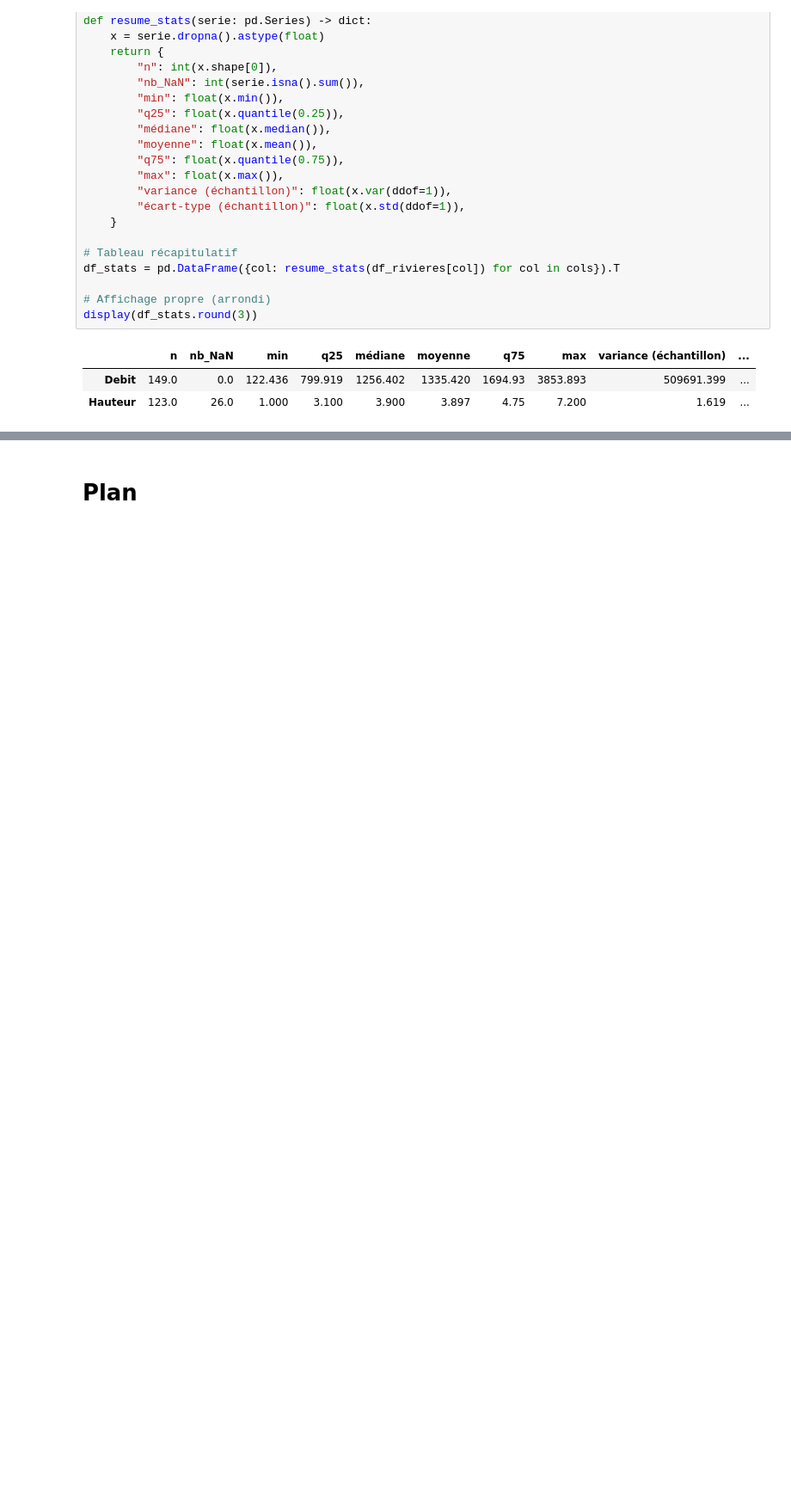
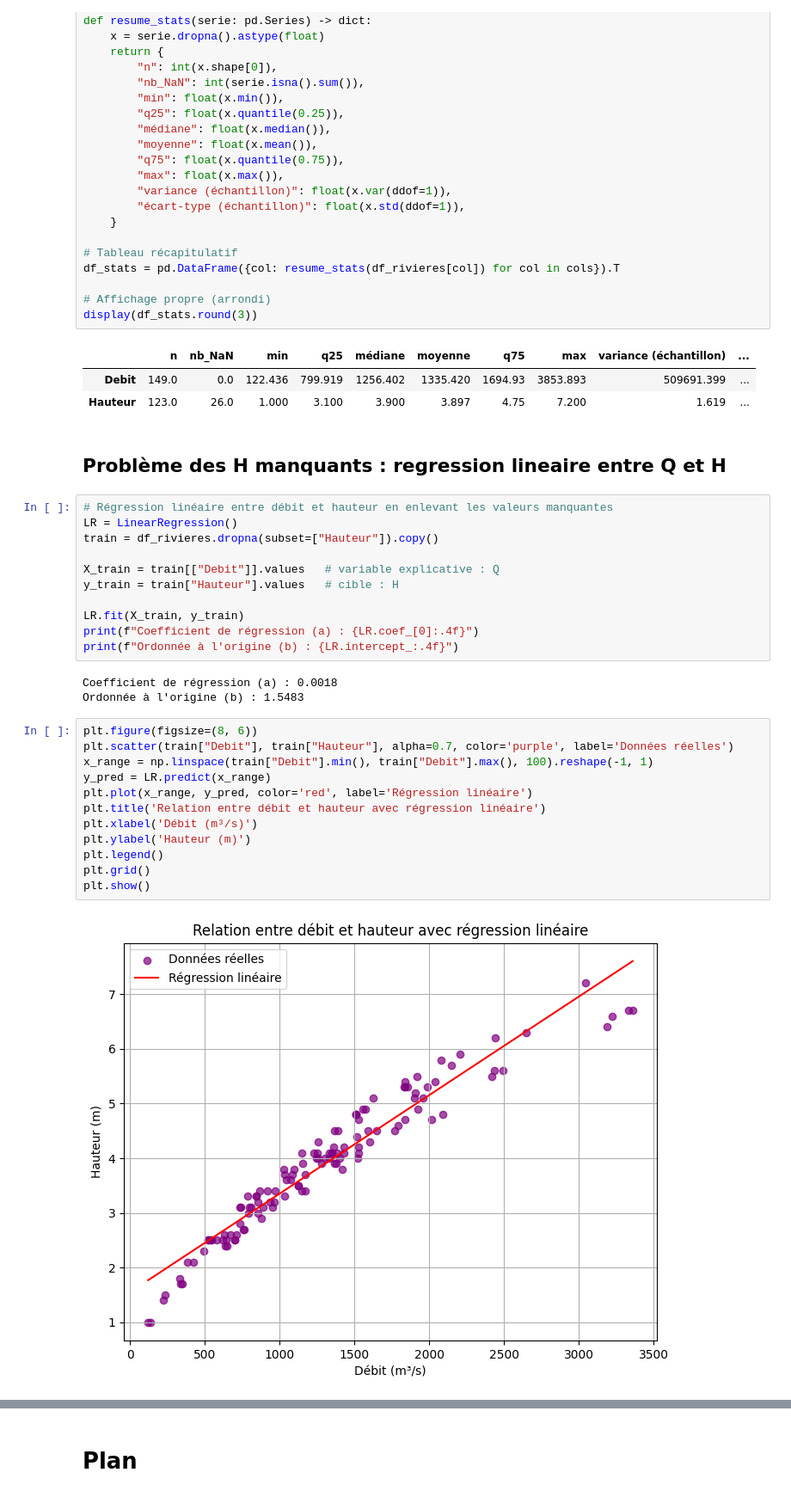
Before and after one commit to ThomasAPRichard/Fiabilite, a Jupyter notebook: Fiabilite_1ereApproche.ipynb, the cells around one changed output, grey strips where cells are left out. Shown at 86% size. Saved outputs shown, nothing was run; the diff lists cells and outputs as text; blank space fills up the shorter version.

```diff
--- a/Fiabilite_1ereApproche.ipynb
+++ b/Fiabilite_1ereApproche.ipynb
@@ -133,3 +148,33 @@ display(df_stats.round(3))
 |  | n | nb_NaN | min | q25 | médiane | moyenne | q75 | max | variance (échantillon) | ... |
 | Debit | 149.0 | 0.0 | 122.436 | 799.919 | 1256.402 | 1335.420 | 1694.93 | 3853.893 | 509691.399 | ... |
 | Hauteur | 123.0 | 26.0 | 1.000 | 3.100 | 3.900 | 3.897 | 4.75 | 7.200 | 1.619 | ... |
+# %% [markdown]
+## Problème des H manquants : regression lineaire entre Q et H
+# %%
+# Régression linéaire entre débit et hauteur en enlevant les valeurs manquantes
+LR = LinearRegression()
+train = df_rivieres.dropna(subset=["Hauteur"]).copy()
+
+X_train = train[["Debit"]].values   # variable explicative : Q
+y_train = train["Hauteur"].values   # cible : H
+
+LR.fit(X_train, y_train)
+print(f"Coefficient de régression (a) : {LR.coef_[0]:.4f}")
+print(f"Ordonnée à l'origine (b) : {LR.intercept_:.4f}")
+# %% [output]
+Coefficient de régression (a) : 0.0018
+Ordonnée à l'origine (b) : 1.5483
+# %%
+plt.figure(figsize=(8, 6))
+plt.scatter(train["Debit"], train["Hauteur"], alpha=0.7, color='purple', label='Données réelles')
+x_range = np.linspace(train["Debit"].min(), train["Debit"].max(), 100).reshape(-1, 1)
+y_pred = LR.predict(x_range)
+plt.plot(x_range, y_pred, color='red', label='Régression linéaire')
+plt.title('Relation entre débit et hauteur avec régression linéaire')
+plt.xlabel('Débit (m³/s)')
+plt.ylabel('Hauteur (m)')
+plt.legend()
+plt.grid()
+plt.show()
+# %% [output]
+[figure, added]
```
Also changed, not shown: parts of 16 cells of this notebook, 1 other file.
